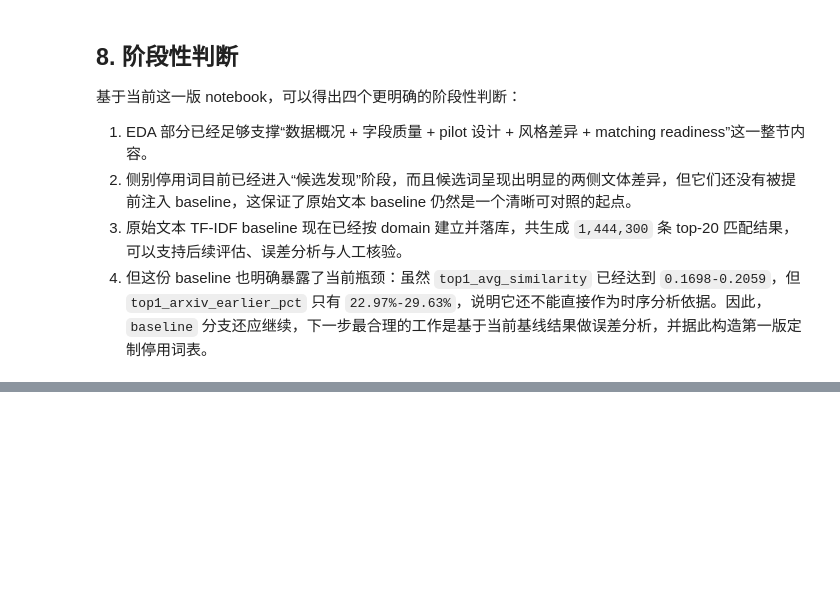
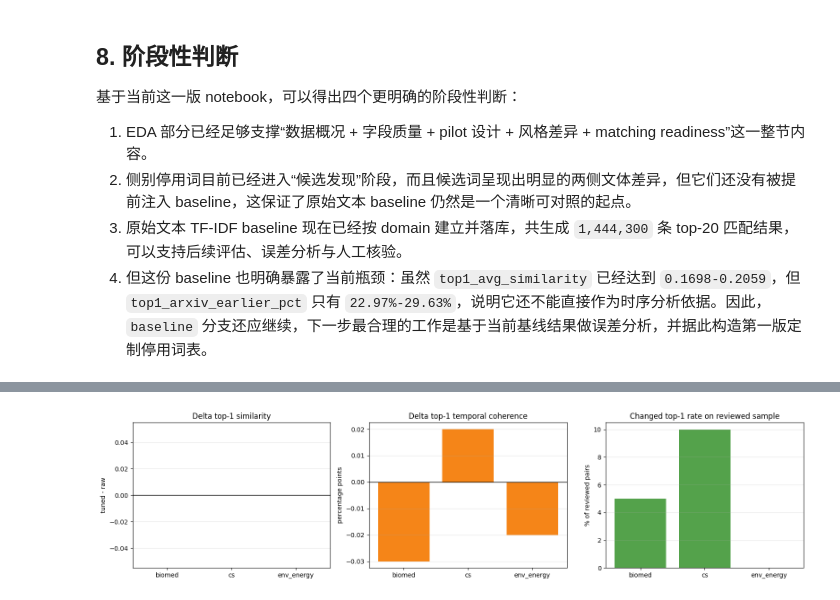
Before and after one commit to FrankieNButtons/SRMatcher, a Jupyter notebook: code.ipynb, the cells around one changed output, grey strips where cells are left out. Cells and saved outputs as stored; diff of their text form; code cells hidden in the pictures; blank space fills up the shorter version.

```diff
--- a/code.ipynb
+++ b/code.ipynb
@@ -1178,0 +1492,25 @@ plt.show()
+# %%
+fig, axes = plt.subplots(1, 3, figsize=(16, 4))
+plot_df = stopword_v1_comparison.copy()
+
+axes[0].bar(plot_df['domain'], plot_df['delta_top1_avg_similarity'], color='#4C78A8')
+axes[0].axhline(0, color='black', linewidth=1)
+axes[0].set_title('Delta top-1 similarity')
+axes[0].set_ylabel('tuned - raw')
+axes[0].grid(axis='y', alpha=0.3)
+
+axes[1].bar(plot_df['domain'], plot_df['delta_top1_arxiv_earlier_pct'], color='#F58518')
+axes[1].axhline(0, color='black', linewidth=1)
+axes[1].set_title('Delta top-1 temporal coherence')
+axes[1].set_ylabel('percentage points')
+axes[1].grid(axis='y', alpha=0.3)
+
+axes[2].bar(stopword_v1_review_delta_summary['domain'], stopword_v1_review_delta_summary['changed_top1_pct'], color='#54A24B')
+axes[2].set_title('Changed top-1 rate on reviewed sample')
+axes[2].set_ylabel('% of reviewed pairs')
+axes[2].grid(axis='y', alpha=0.3)
+
+plt.tight_layout()
+plt.show()
+# %% [output]
+[figure, added]
```
Also changed, not shown: parts of 54 cells of this notebook, 17 other files.
